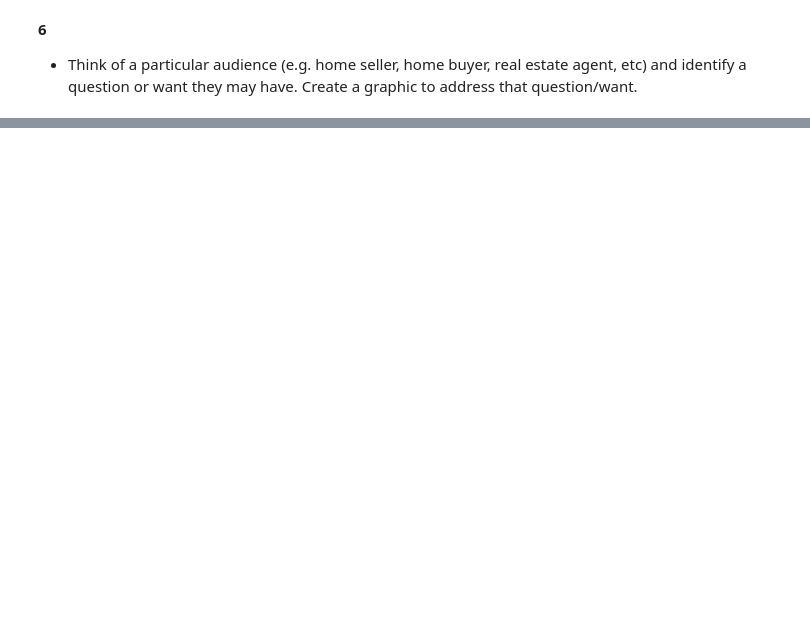
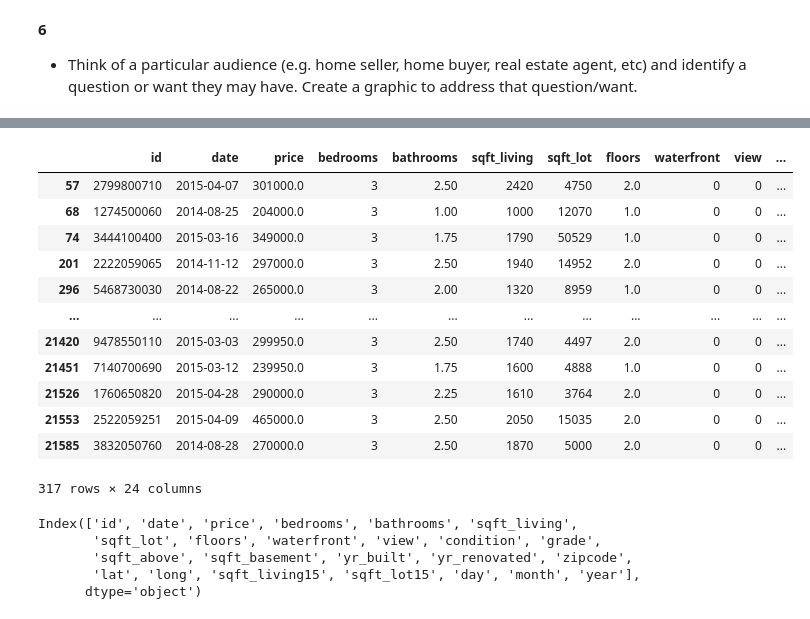
Before and after one commit to foxel03/Notes-2-01, a Jupyter notebook: 00_Resources/pandas_refresher.ipynb, the cells around one changed output, grey strips where cells are left out. Cells and saved outputs as stored; diff of their text form; code cells hidden in the pictures; blank space fills up the shorter version.

```diff
--- a/00_Resources/pandas_refresher.ipynb
+++ b/00_Resources/pandas_refresher.ipynb
@@ -305,0 +175,25 @@ dtype: float64
+# %%
+housing3 = housing_df.query('bedrooms == 3 and zipcode == 98042')
+housing3
+# %% [output]
+|  | id | date | price | bedrooms | bathrooms | sqft_living | sqft_lot | floors | waterfront | view | ... |
+| 57 | 2799800710 | 2015-04-07 | 301000.0 | 3 | 2.50 | 2420 | 4750 | 2.0 | 0 | 0 | ... |
+| 68 | 1274500060 | 2014-08-25 | 204000.0 | 3 | 1.00 | 1000 | 12070 | 1.0 | 0 | 0 | ... |
+| 74 | 3444100400 | 2015-03-16 | 349000.0 | 3 | 1.75 | 1790 | 50529 | 1.0 | 0 | 0 | ... |
+| 201 | 2222059065 | 2014-11-12 | 297000.0 | 3 | 2.50 | 1940 | 14952 | 2.0 | 0 | 0 | ... |
+| 296 | 5468730030 | 2014-08-22 | 265000.0 | 3 | 2.00 | 1320 | 8959 | 1.0 | 0 | 0 | ... |
+| ... | ... | ... | ... | ... | ... | ... | ... | ... | ... | ... | ... |
+| 21420 | 9478550110 | 2015-03-03 | 299950.0 | 3 | 2.50 | 1740 | 4497 | 2.0 | 0 | 0 | ... |
+| 21451 | 7140700690 | 2015-03-12 | 239950.0 | 3 | 1.75 | 1600 | 4888 | 1.0 | 0 | 0 | ... |
+| 21526 | 1760650820 | 2015-04-28 | 290000.0 | 3 | 2.25 | 1610 | 3764 | 2.0 | 0 | 0 | ... |
+| 21553 | 2522059251 | 2015-04-09 | 465000.0 | 3 | 2.50 | 2050 | 15035 | 2.0 | 0 | 0 | ... |
+| 21585 | 3832050760 | 2014-08-28 | 270000.0 | 3 | 2.50 | 1870 | 5000 | 2.0 | 0 | 0 | ... |
+317 rows × 24 columns
+# %%
+housing3.columns
+# %% [output]
+Index(['id', 'date', 'price', 'bedrooms', 'bathrooms', 'sqft_living',
+       'sqft_lot', 'floors', 'waterfront', 'view', 'condition', 'grade',
+       'sqft_above', 'sqft_basement', 'yr_built', 'yr_renovated', 'zipcode',
+       'lat', 'long', 'sqft_living15', 'sqft_lot15', 'day', 'month', 'year'],
+      dtype='object')
```
Also changed, not shown: parts of 29 cells of this notebook.
